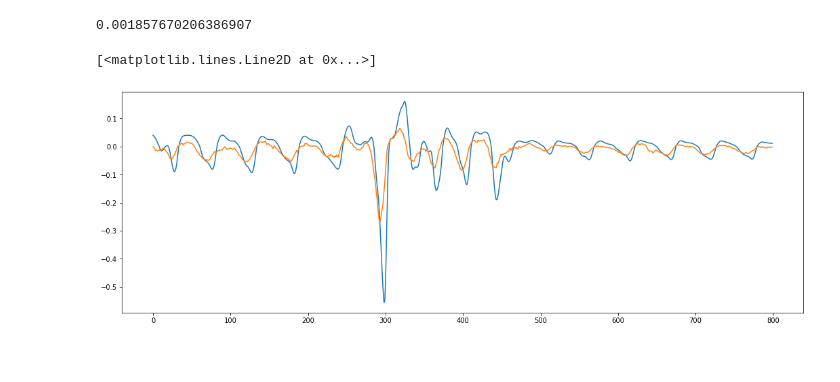
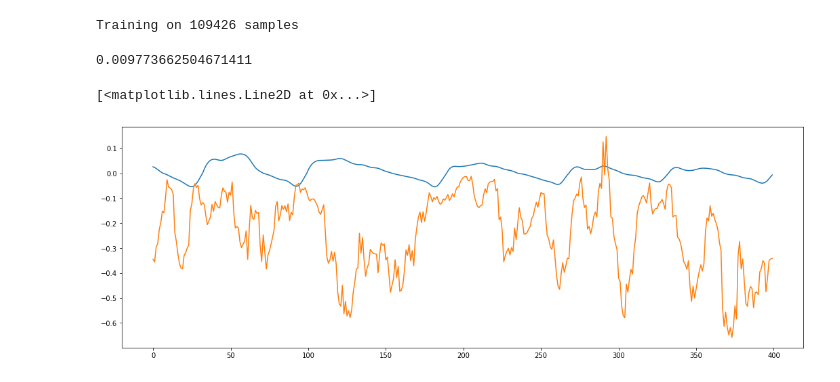
Before and after one commit to arnavpon/pydroid, a Jupyter notebook: example/android/app/src/main/python/pipeline-dev/pipeline-v1/ml.v1.ipynb, the cells around one changed output. Drawn from its saved outputs; the diff is of its cells as text; code cells hidden in the pictures.

Commit message:
performs worse but potentially workable on the subject that it wasn't trained on

```diff
--- a/example/android/app/src/main/python/pipeline-dev/pipeline-v1/ml.v1.ipynb
+++ b/example/android/app/src/main/python/pipeline-dev/pipeline-v1/ml.v1.ipynb
@@ -15,13 +15,6 @@ from truth import IeeeGroundTruth
 
 %matplotlib inline
 plt.rcParams['figure.figsize'] = [18, 6]
-# %%
-truth = IeeeGroundTruth(1, 1, directory = 'channel_data3')  # basic method
-
-truth.align_rgb_bvp()
-truth.fill_nans()
-truth.process_rgb()
-truth.process_bvp()
 # %%
 from sklearn.model_selection import train_test_split
 from sklearn.metrics import mean_squared_error
@@ -60,20 +53,3 @@ class RppgMl:
 
     def eval_skl(self):
         return mean_squared_error(self.y_test, self.predict_skl(self.X_test))
-# %%
-data = truth.prepare_data_for_ml()#.iloc[1000: 3000, :]
-ml = RppgMl(data)
-ml.train_skl(RandomForestRegressor)
-ml.eval_skl()
-# %% [output]
-0.001857670206386907
-# %%
-pred = ml.predict_skl(ml.X.to_numpy())
-pred = n_moving_avg(pred, 10)
-orig = len(pred)
-pred = resample(pred, len(data.bvp))
-plt.plot(data.bvp.to_numpy()[1000: 1800])
-plt.plot(pred[1000: 1800])
-# %% [output]
-[<matplotlib.lines.Line2D at 0x...>]
-[figure, removed]
@@ -79,0 +67,41 @@ plt.plot(pred[1000: 1800])
+# %%
+data_arr = []
+for i in range(len(truths)):
+    truth = truths[i]
+    data = truth.prepare_data_for_ml()
+    data_arr.append(data)
+data = pd.concat(data_arr)
+
+ml = RppgMl(data)
+print(f'Training on {len(ml.X_train)} samples')
+ml.train_skl(RandomForestRegressor)
+ml.eval_skl()
+# %% [output]
+Training on 109426 samples
+0.009773662504671411
+# %%
+test_subject = 1
+test_data = truths[test_subject - 1].prepare_data_for_ml()
+test_X = test_data.drop(columns = ['bvp']).to_numpy()
+test_y = test_data.bvp.to_numpy()
+
+
+pred = ml.predict_skl(test_X)
+pred = n_moving_avg(pred, 3)
+pred = resample(pred, len(test_y))
+# pred = normalize_amplitude_to_1(pred)
+
+beg = 400
+end = 800
+plt.plot(test_y[beg: end])
+plt.plot(pred[beg: end])
+
+# interval = 400
+# for beg in range(0, len(test_y), interval):
+#     end = beg + interval
+#     plt.plot(test_y[beg: end])
+#     plt.plot(pred[beg: end])
+#     plt.show()
+# %% [output]
+[<matplotlib.lines.Line2D at 0x...>]
+[figure, added]
```
Also changed, not shown: parts of 2 cells of this notebook.
